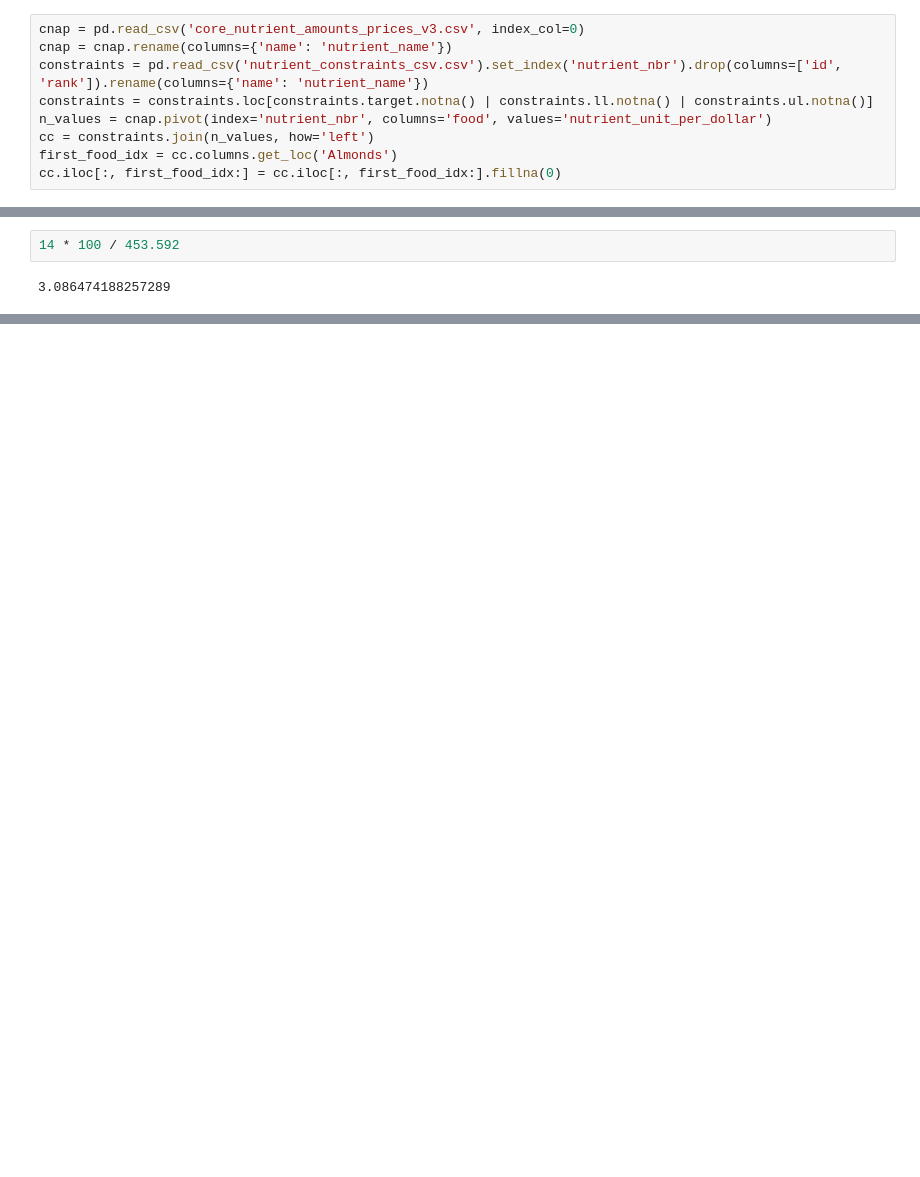
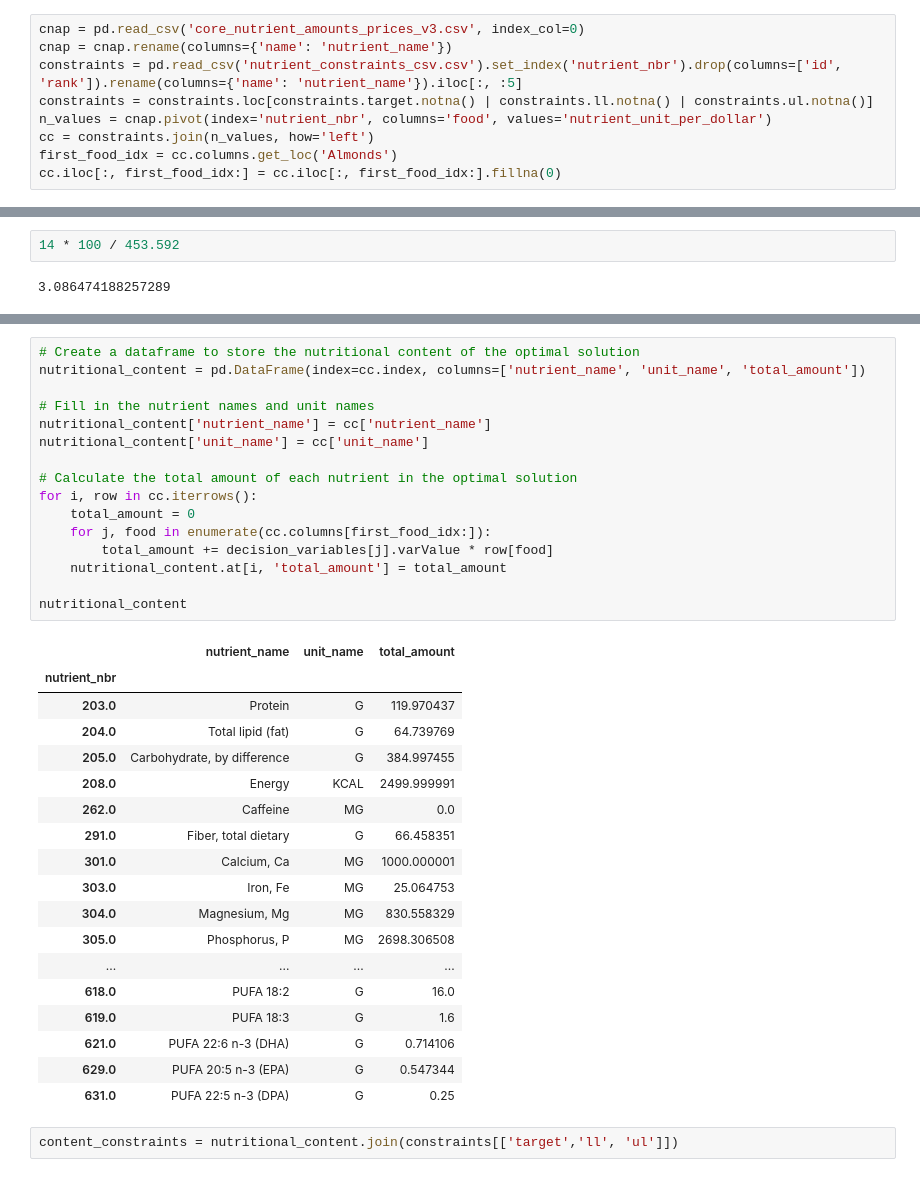
Before and after one commit to evanglas/food-analysis, a Jupyter notebook: constraints.ipynb, the cells around one changed output, grey strips where cells are left out. Cells and saved outputs as stored; diff of their text form; blank space fills up the shorter version.

```diff
--- a/constraints.ipynb
+++ b/constraints.ipynb
@@ -4,7 +4,7 @@ from pulp import LpMinimize, LpMaximize, LpProblem, LpVariable
 # %%
 cnap = pd.read_csv('core_nutrient_amounts_prices_v3.csv', index_col=0)
 cnap = cnap.rename(columns={'name': 'nutrient_name'})
-constraints = pd.read_csv('nutrient_constraints_csv.csv').set_index('nutrient_nbr').drop(columns=['id', 'rank']).rename(columns={'name': 'nutrient_name'})
+constraints = pd.read_csv('nutrient_constraints_csv.csv').set_index('nutrient_nbr').drop(columns=['id', 'rank']).rename(columns={'name': 'nutrient_name'}).iloc[:, :5]
 constraints = constraints.loc[constraints.target.notna() | constraints.ll.notna() | constraints.ul.notna()]
 n_values = cnap.pivot(index='nutrient_nbr', columns='food', values='nutrient_unit_per_dollar')
 cc = constraints.join(n_values, how='left')
@@ -98,0 +127,37 @@ Name: Brown rice, dtype: float64
+# %%
+# Create a dataframe to store the nutritional content of the optimal solution
+nutritional_content = pd.DataFrame(index=cc.index, columns=['nutrient_name', 'unit_name', 'total_amount'])
+
+# Fill in the nutrient names and unit names
+nutritional_content['nutrient_name'] = cc['nutrient_name']
+nutritional_content['unit_name'] = cc['unit_name']
+
+# Calculate the total amount of each nutrient in the optimal solution
+for i, row in cc.iterrows():
+    total_amount = 0
+    for j, food in enumerate(cc.columns[first_food_idx:]):
+        total_amount += decision_variables[j].varValue * row[food]
+    nutritional_content.at[i, 'total_amount'] = total_amount
+
+nutritional_content
+# %% [output]
+|  | nutrient_name | unit_name | total_amount |
+| nutrient_nbr |  |  |  |
+| 203.0 | Protein | G | 119.970437 |
+| 204.0 | Total lipid (fat) | G | 64.739769 |
+| 205.0 | Carbohydrate, by difference | G | 384.997455 |
+| 208.0 | Energy | KCAL | 2499.999991 |
+| 262.0 | Caffeine | MG | 0.0 |
+| 291.0 | Fiber, total dietary | G | 66.458351 |
+| 301.0 | Calcium, Ca | MG | 1000.000001 |
+| 303.0 | Iron, Fe | MG | 25.064753 |
+| 304.0 | Magnesium, Mg | MG | 830.558329 |
+| 305.0 | Phosphorus, P | MG | 2698.306508 |
+| ... | ... | ... | ... |
+| 618.0 | PUFA 18:2 | G | 16.0 |
+| 619.0 | PUFA 18:3 | G | 1.6 |
+| 621.0 | PUFA 22:6 n-3 (DHA) | G | 0.714106 |
+| 629.0 | PUFA 20:5 n-3 (EPA) | G | 0.547344 |
+| 631.0 | PUFA 22:5 n-3 (DPA) | G | 0.25 |
+# %%
+content_constraints = nutritional_content.join(constraints[['target','ll', 'ul']])
```
Also changed, not shown: parts of 16 cells of this notebook, 8 other files.
